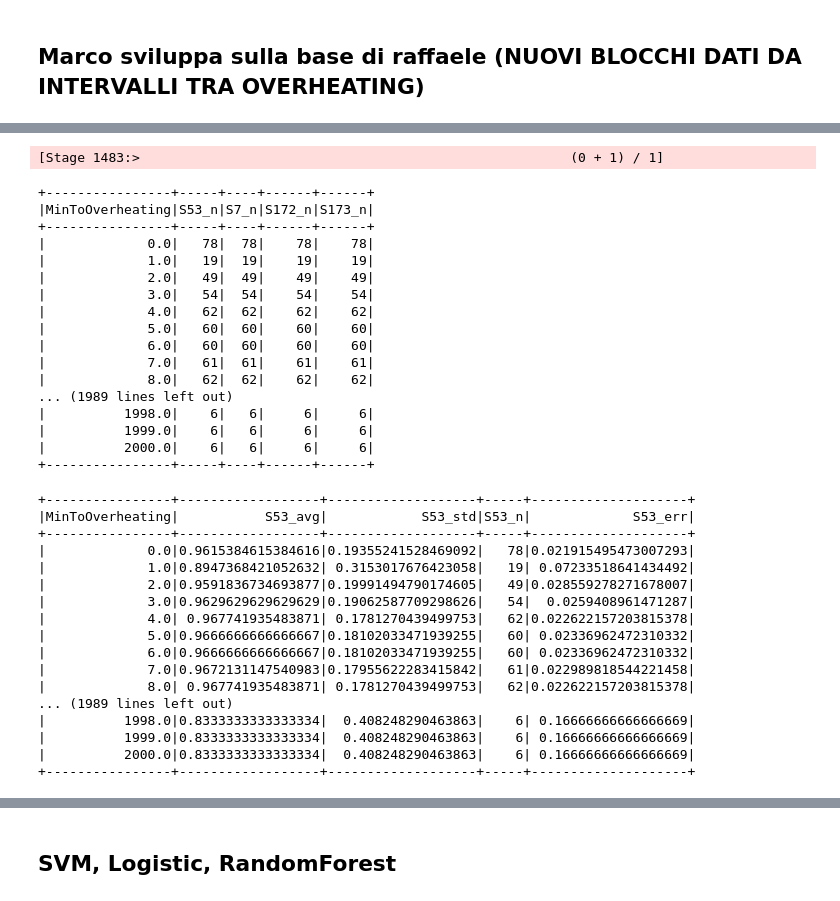
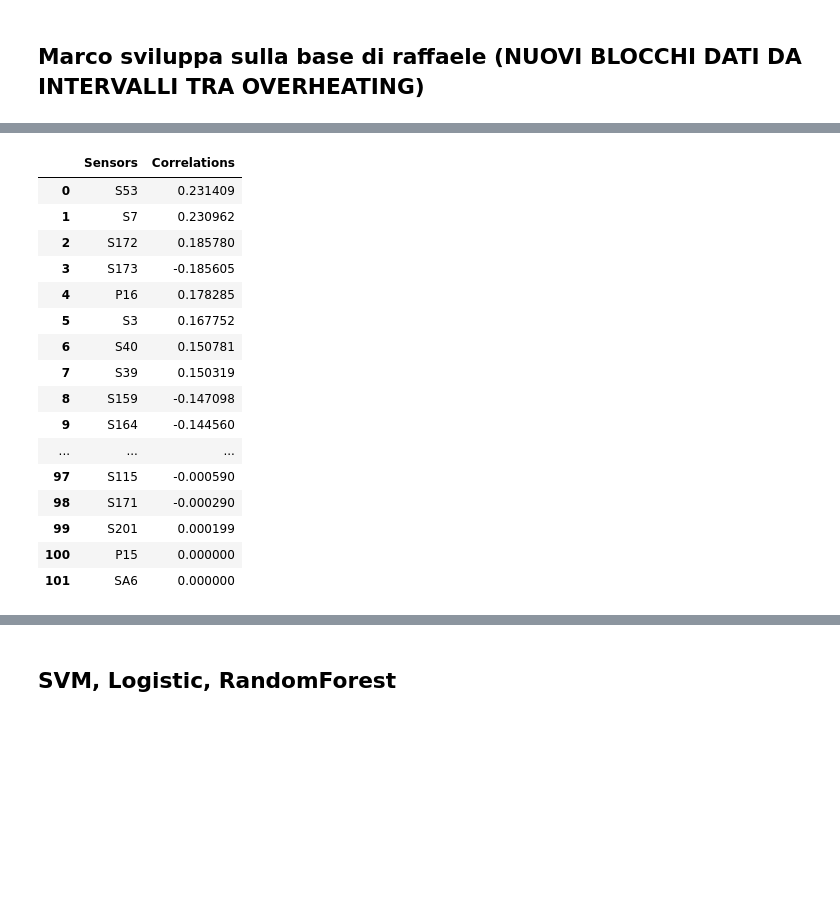
Before and after one commit to RaffaeleSabatini/MAPD2025_proj3, a Jupyter notebook: Group04.ipynb, the cells around one changed output, grey strips where cells are left out. Saved outputs shown, nothing was run; the diff lists cells and outputs as text; code cells hidden in the pictures; blank space fills up the shorter version.

```diff
--- a/Group04.ipynb
+++ b/Group04.ipynb
@@ -1426,44 +1313,25 @@ df_info_overheating = info_overheating( df_maintenance, duration=2000, sensors=[
 # new_yolo = yolo.select("S53").rdd.flatMap(lambda x : x).collect()
 # print( f"ci sono {sum(new_yolo)} uno, in {len(new_yolo)} dati")
 # %%
-df_info_overheating.select("MinToOverheating","S53_n","S7_n", "S172_n", "S173_n").show(3000)
+#df_info_overheating.select("MinToOverheating","S53_n","S7_n", "S172_n", "S173_n").show(3000)
-# %% [output]
-[Stage 1483:>                                                       (0 + 1) / 1]
-+----------------+-----+----+------+------+
-|MinToOverheating|S53_n|S7_n|S172_n|S173_n|
-+----------------+-----+----+------+------+
-|             0.0|   78|  78|    78|    78|
-|             1.0|   19|  19|    19|    19|
-|             2.0|   49|  49|    49|    49|
-|             3.0|   54|  54|    54|    54|
-|             4.0|   62|  62|    62|    62|
-|             5.0|   60|  60|    60|    60|
-|             6.0|   60|  60|    60|    60|
-|             7.0|   61|  61|    61|    61|
-|             8.0|   62|  62|    62|    62|
-... (1989 lines left out)
-|          1998.0|    6|   6|     6|     6|
-|          1999.0|    6|   6|     6|     6|
-|          2000.0|    6|   6|     6|     6|
-+----------------+-----+----+------+------+
-# %%
-df_info_overheating.select("MinToOverheating","S53_avg","S53_std","S53_n","S53_err").show(3000)
-# %% [output]
-+----------------+------------------+-------------------+-----+--------------------+
-|MinToOverheating|           S53_avg|            S53_std|S53_n|             S53_err|
-+----------------+------------------+-------------------+-----+--------------------+
-|             0.0|0.9615384615384616|0.19355241528469092|   78|0.021915495473007293|
-|             1.0|0.8947368421052632| 0.3153017676423058|   19| 0.07233518641434492|
-|             2.0|0.9591836734693877|0.19991494790174605|   49|0.028559278271678007|
-|             3.0|0.9629629629629629|0.19062587709298626|   54|  0.0259408961471287|
-|             4.0| 0.967741935483871| 0.1781270439499753|   62|0.022622157203815378|
-|             5.0|0.9666666666666667|0.18102033471939255|   60| 0.02336962472310332|
-|             6.0|0.9666666666666667|0.18102033471939255|   60| 0.02336962472310332|
-|             7.0|0.9672131147540983|0.17955622283415842|   61|0.022989818544221458|
-|             8.0| 0.967741935483871| 0.1781270439499753|   62|0.022622157203815378|
-... (1989 lines left out)
-|          1998.0|0.8333333333333334|  0.408248290463863|    6| 0.16666666666666669|
-|          1999.0|0.8333333333333334|  0.408248290463863|    6| 0.16666666666666669|
-|          2000.0|0.8333333333333334|  0.408248290463863|    6| 0.16666666666666669|
-+----------------+------------------+-------------------+-----+--------------------+
+# %%
+alarm_corr
+# %% [output]
+|  | Sensors | Correlations |
+| 0 | S53 | 0.231409 |
+| 1 | S7 | 0.230962 |
+| 2 | S172 | 0.185780 |
+| 3 | S173 | -0.185605 |
+| 4 | P16 | 0.178285 |
+| 5 | S3 | 0.167752 |
+| 6 | S40 | 0.150781 |
+| 7 | S39 | 0.150319 |
+| 8 | S159 | -0.147098 |
+| 9 | S164 | -0.144560 |
+| ... | ... | ... |
+| 97 | S115 | -0.000590 |
+| 98 | S171 | -0.000290 |
+| 99 | S201 | 0.000199 |
+| 100 | P15 | 0.000000 |
+| 101 | SA6 | 0.000000 |
 # %%
```
Also changed, not shown: parts of 28 cells of this notebook, 1 other file.
